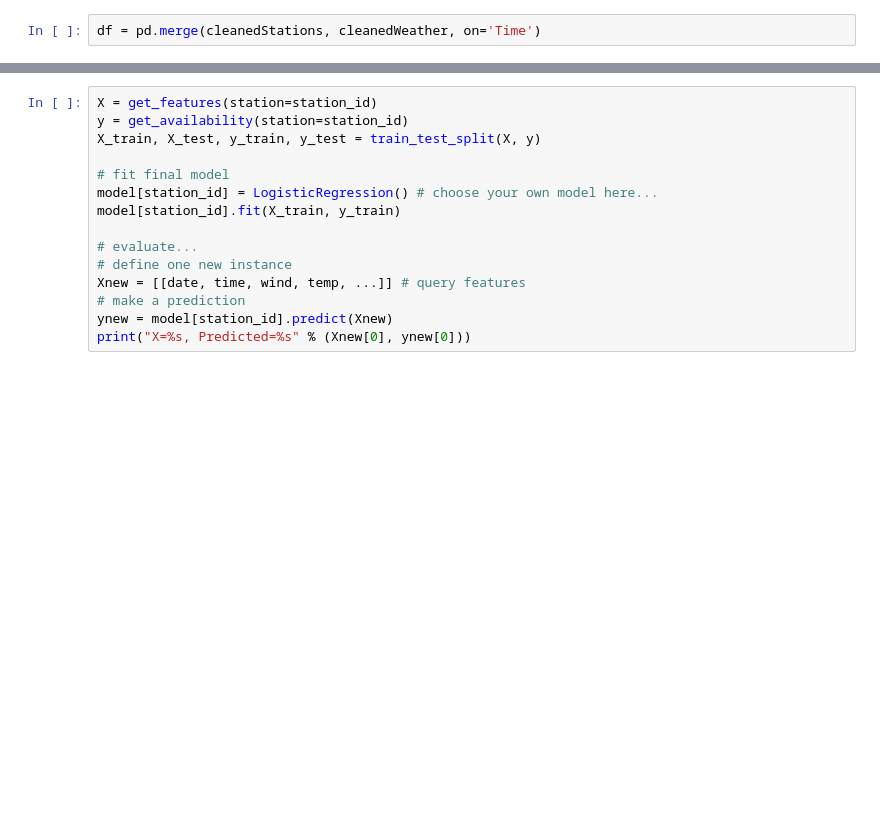
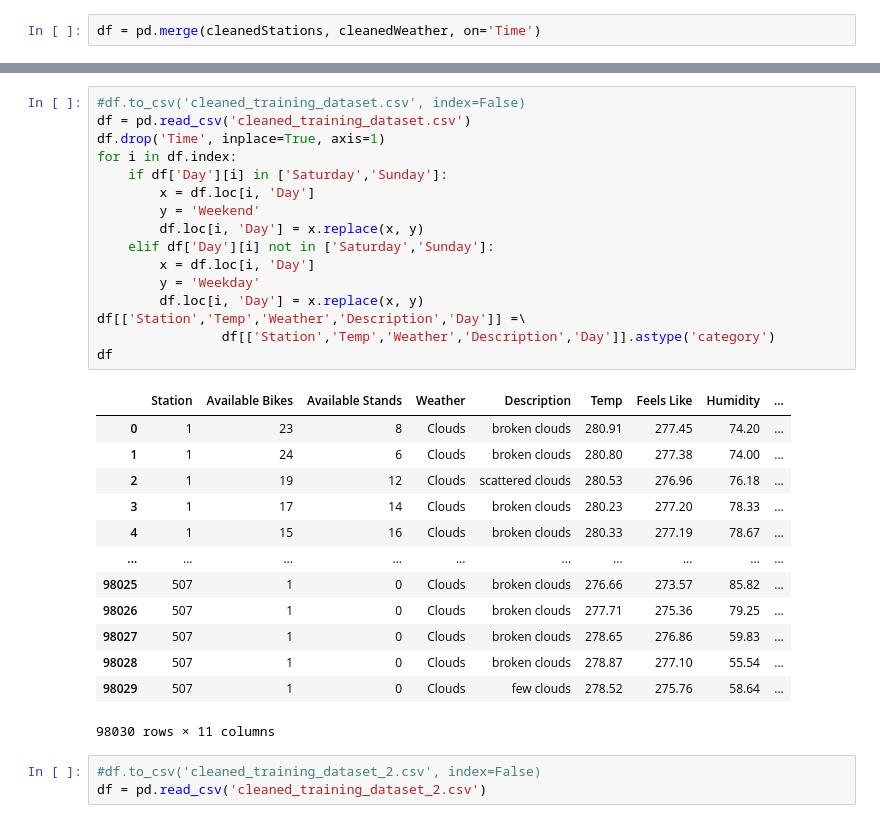
Before and after one commit to finbarallan/Dublin-Bikes-App, a Jupyter notebook: PredictiveModel.ipynb, the cells around one changed output, grey strips where cells are left out. Cells and saved outputs as stored; diff of their text form; blank space fills up the shorter version.

```diff
--- a/PredictiveModel.ipynb
+++ b/PredictiveModel.ipynb
@@ -248,15 +239,33 @@ for name, group in df.groupby('Station'):
-# %%
-X = get_features(station=station_id)
-y = get_availability(station=station_id)
-X_train, X_test, y_train, y_test = train_test_split(X, y)
-
-# fit final model
-model[station_id] = LogisticRegression() # choose your own model here...
-model[station_id].fit(X_train, y_train)
-
-# evaluate...
-# define one new instance
-Xnew = [[date, time, wind, temp, ...]] # query features
-# make a prediction
-ynew = model[station_id].predict(Xnew)
-print("X=%s, Predicted=%s" % (Xnew[0], ynew[0]))
+# %%
+#df.to_csv('cleaned_training_dataset.csv', index=False)
+df = pd.read_csv('cleaned_training_dataset.csv')
+df.drop('Time', inplace=True, axis=1)
+for i in df.index:
+    if df['Day'][i] in ['Saturday','Sunday']:
+        x = df.loc[i, 'Day']
+        y = 'Weekend'
+        df.loc[i, 'Day'] = x.replace(x, y)
+    elif df['Day'][i] not in ['Saturday','Sunday']:
+        x = df.loc[i, 'Day']
+        y = 'Weekday'
+        df.loc[i, 'Day'] = x.replace(x, y)
+df[['Station','Temp','Weather','Description','Day']] =\
+                df[['Station','Temp','Weather','Description','Day']].astype('category')
+df
+# %% [output]
+|  | Station | Available Bikes | Available Stands | Weather | Description | Temp | Feels Like | Humidity | ... |
+| 0 | 1 | 23 | 8 | Clouds | broken clouds | 280.91 | 277.45 | 74.20 | ... |
+| 1 | 1 | 24 | 6 | Clouds | broken clouds | 280.80 | 277.38 | 74.00 | ... |
+| 2 | 1 | 19 | 12 | Clouds | scattered clouds | 280.53 | 276.96 | 76.18 | ... |
+| 3 | 1 | 17 | 14 | Clouds | broken clouds | 280.23 | 277.20 | 78.33 | ... |
+| 4 | 1 | 15 | 16 | Clouds | broken clouds | 280.33 | 277.19 | 78.67 | ... |
+| ... | ... | ... | ... | ... | ... | ... | ... | ... | ... |
+| 98025 | 507 | 1 | 0 | Clouds | broken clouds | 276.66 | 273.57 | 85.82 | ... |
+| 98026 | 507 | 1 | 0 | Clouds | broken clouds | 277.71 | 275.36 | 79.25 | ... |
+| 98027 | 507 | 1 | 0 | Clouds | broken clouds | 278.65 | 276.86 | 59.83 | ... |
+| 98028 | 507 | 1 | 0 | Clouds | broken clouds | 278.87 | 277.10 | 55.54 | ... |
+| 98029 | 507 | 1 | 0 | Clouds | few clouds | 278.52 | 275.76 | 58.64 | ... |
+98030 rows × 11 columns
+# %%
+#df.to_csv('cleaned_training_dataset_2.csv', index=False)
+df = pd.read_csv('cleaned_training_dataset_2.csv')
```
Also changed, not shown: parts of 18 cells of this notebook.
